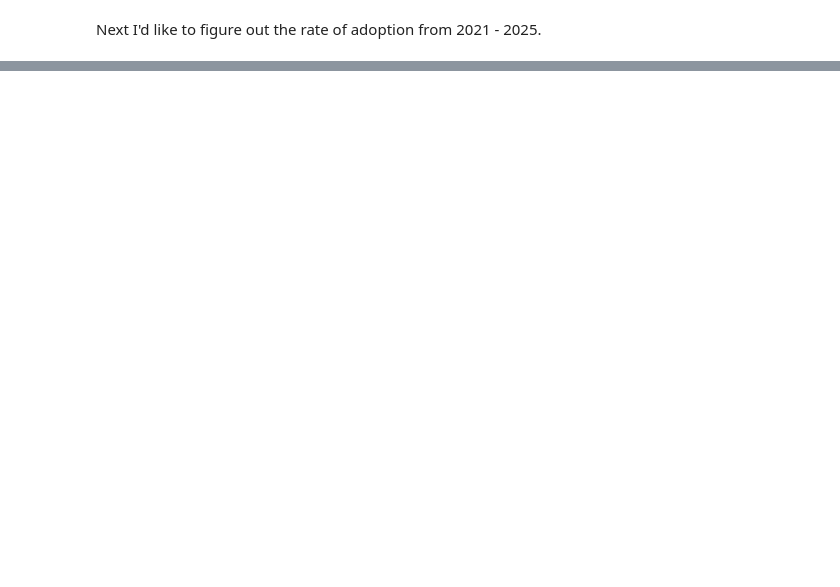
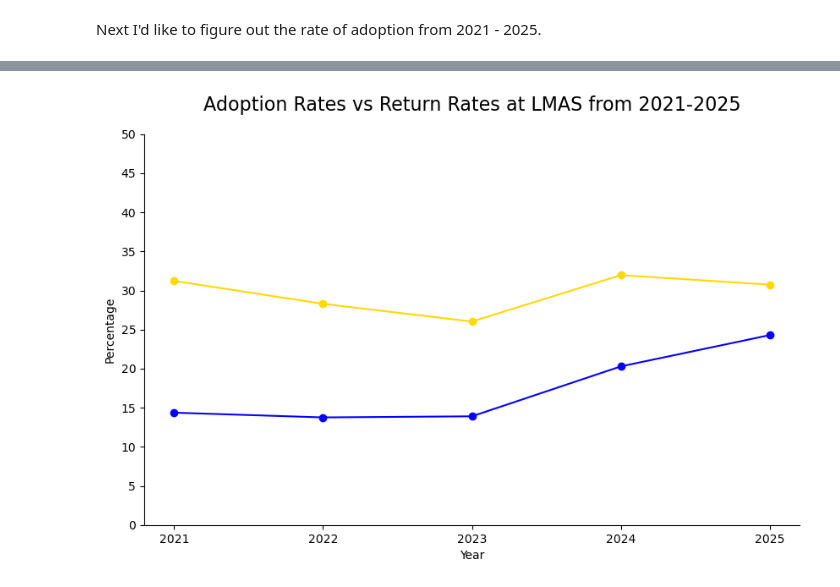
Before and after one commit to CosmicIdes/LMAS_intake_analysis, a Jupyter notebook: main.ipynb, the cells around one changed output, grey strips where cells are left out. Cells and saved outputs as stored; diff of their text form; code cells hidden in the pictures; blank space fills up the shorter version.

```diff
--- a/main.ipynb
+++ b/main.ipynb
@@ -688,0 +761,24 @@ np.int64(3666)
+# %%
+plt.figure(figsize=(10,6))
+
+plt.plot(df_return_rates.index, df_return_rates.values, color="#0400ff", marker='o')
+plt.plot(df_adoption_rates.index, df_adoption_rates.values, color="#ffd904", marker='o')
+
+
+plt.xlabel("Year")
+plt.ylabel("Percentage")
+plt.title("Adoption Rates vs Return Rates at LMAS from 2021-2025", fontsize=16, pad=20)
+
+
+ax = plt.gca()
+ax.spines["top"].set_visible(False)
+ax.spines["right"].set_visible(False)
+ax.xaxis.set_major_locator(ticker.MultipleLocator(base=1.0))
+ax.yaxis.set_major_locator(ticker.MultipleLocator(base=5.0))
+
+
+plt.ylim(0, 50)
+
+plt.show()
+# %% [output]
+[figure, added]
```
Also changed, not shown: parts of 19 cells of this notebook.
